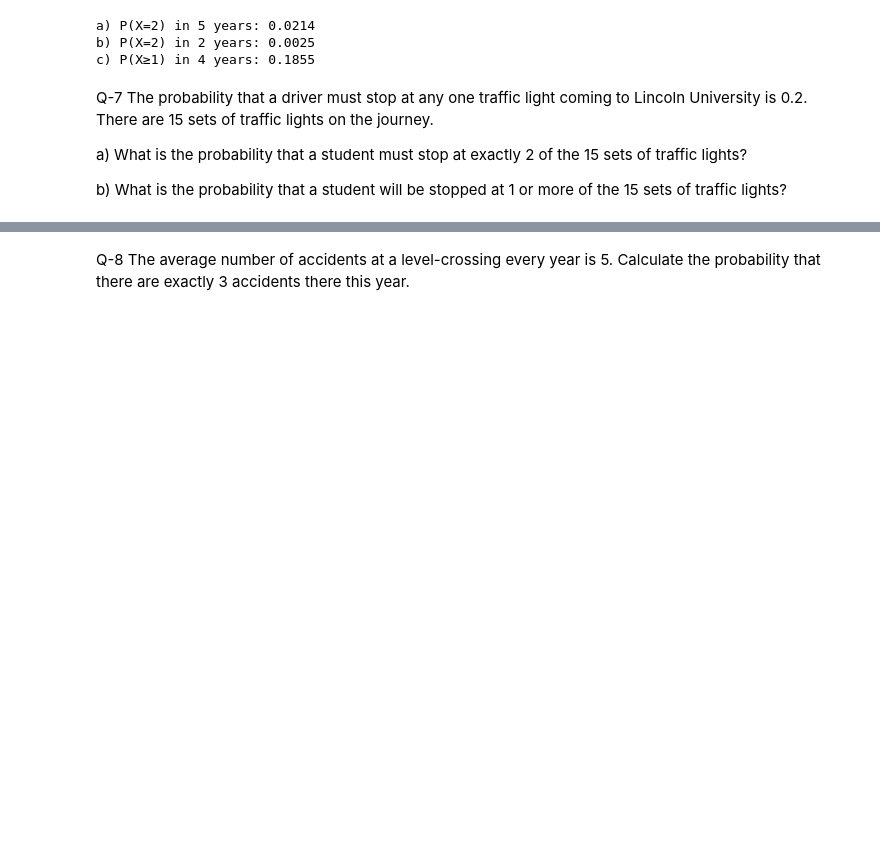
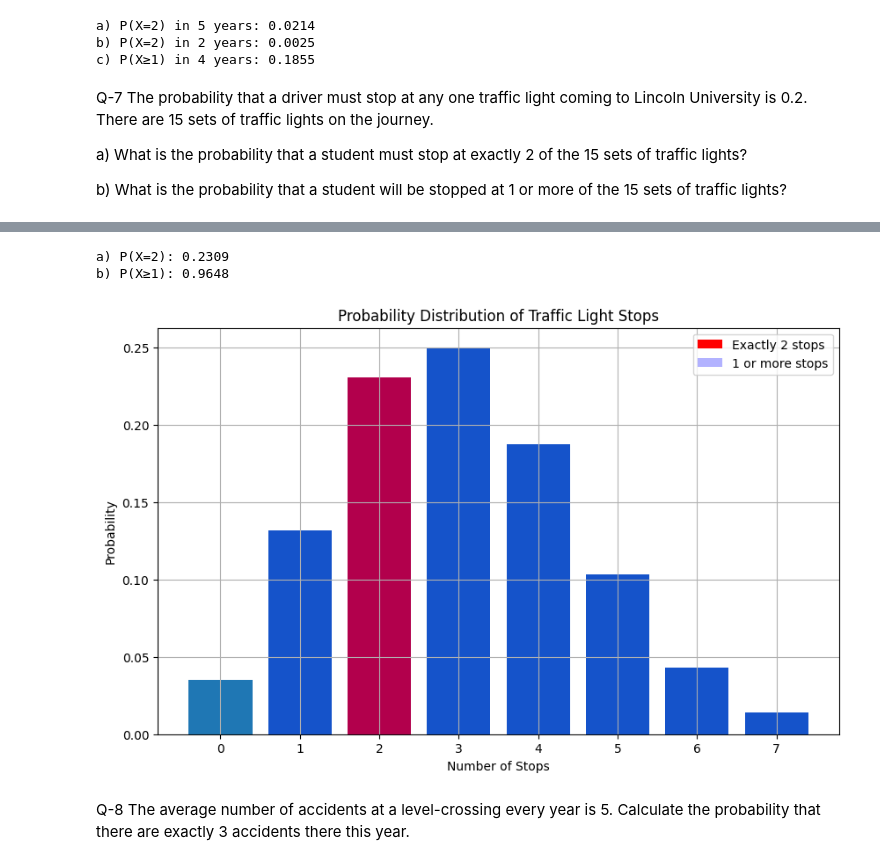
Before and after one commit to Moavia-Hassan/MS-Data-Science, a Jupyter notebook: Assignment_3_MoaviaHassan_24_MS_DS_09.ipynb, the cells around one changed output, grey strips where cells are left out. Saved outputs shown, nothing was run; the diff lists cells and outputs as text; code cells hidden in the pictures; blank space fills up the shorter version.

```diff
--- a/Assignment_3_MoaviaHassan_24_MS_DS_09.ipynb
+++ b/Assignment_3_MoaviaHassan_24_MS_DS_09.ipynb
@@ -1260,3 +1325,38 @@ sets of traffic lights?
+# %%
+from scipy.stats import binom
+import numpy as np
+import matplotlib.pyplot as plt
+
+# Parameters
+n = 15  # number of traffic lights
+p = 0.2  # probability of stopping at each light
+
+# a) Exactly 2 stops out of 15 lights
+prob_a = binom.pmf(2, n, p)
+print(f"a) P(X=2): {prob_a:.4f}")  # 0.2298 or 22.98%
+
+# b) 1 or more stops
+prob_b = 1 - binom.pmf(0, n, p)
+print(f"b) P(X≥1): {prob_b:.4f}")  # 0.9648 or 96.48%
+
+# Visualization
+x = np.arange(0, 8)
+pmf = binom.pmf(x, n, p)
+
+plt.figure(figsize=(10, 6))
+plt.bar(x, pmf)
+plt.bar(2, pmf[2], color='red', label='Exactly 2 stops')
+plt.bar(x[1:], pmf[1:], alpha=0.3, color='blue', label='1 or more stops')
+plt.title('Probability Distribution of Traffic Light Stops')
+plt.xlabel('Number of Stops')
+plt.ylabel('Probability')
+plt.legend()
+plt.grid(True)
+plt.show()
+# %% [output]
+a) P(X=2): 0.2309
+b) P(X≥1): 0.9648
+[figure, added]
 # %% [markdown]
 Q-8 The average number of accidents at a level-crossing every year
 is 5. Calculate the probability that there are exactly 3 accidents
```
Also changed, not shown: parts of 5 cells of this notebook.
